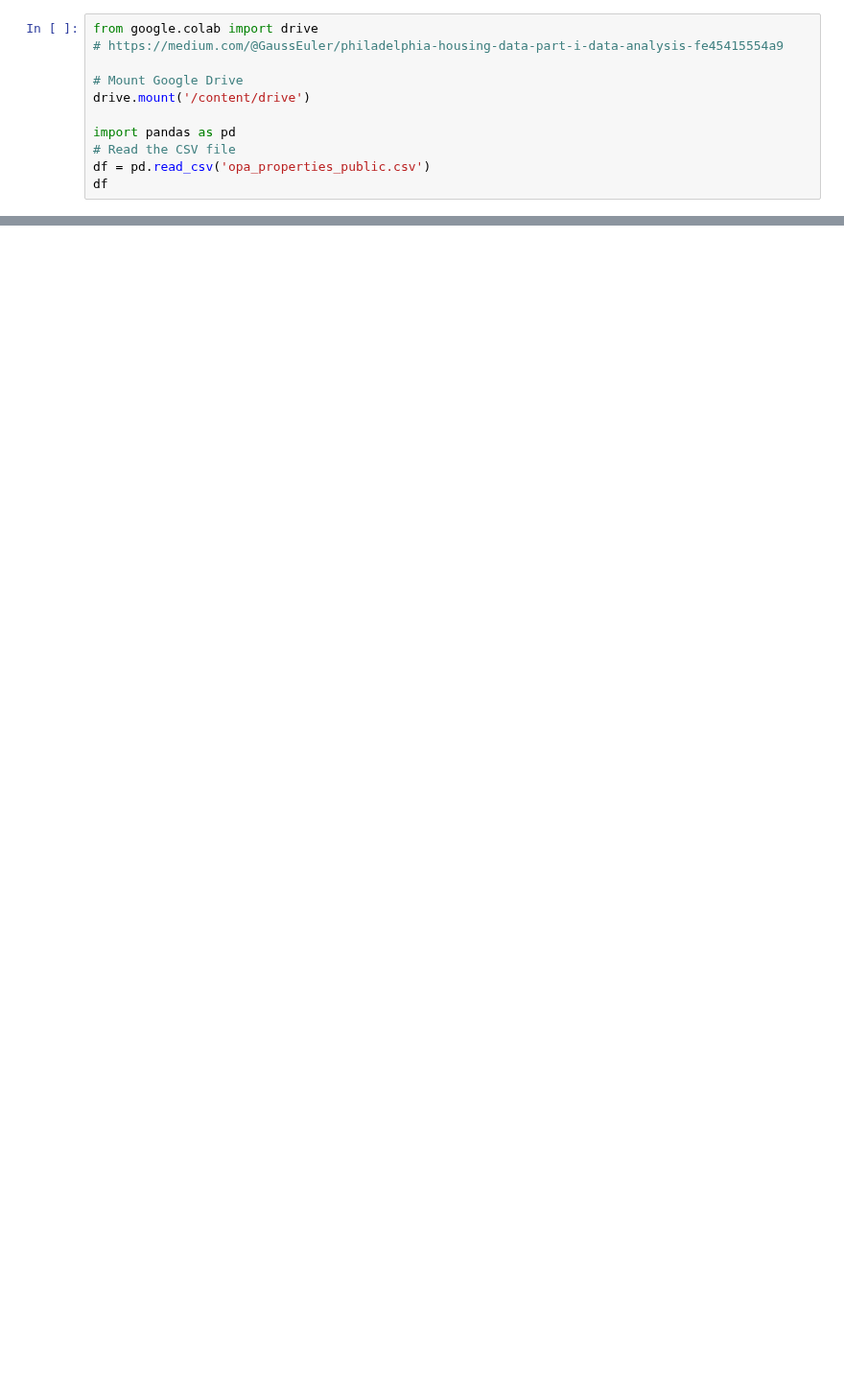
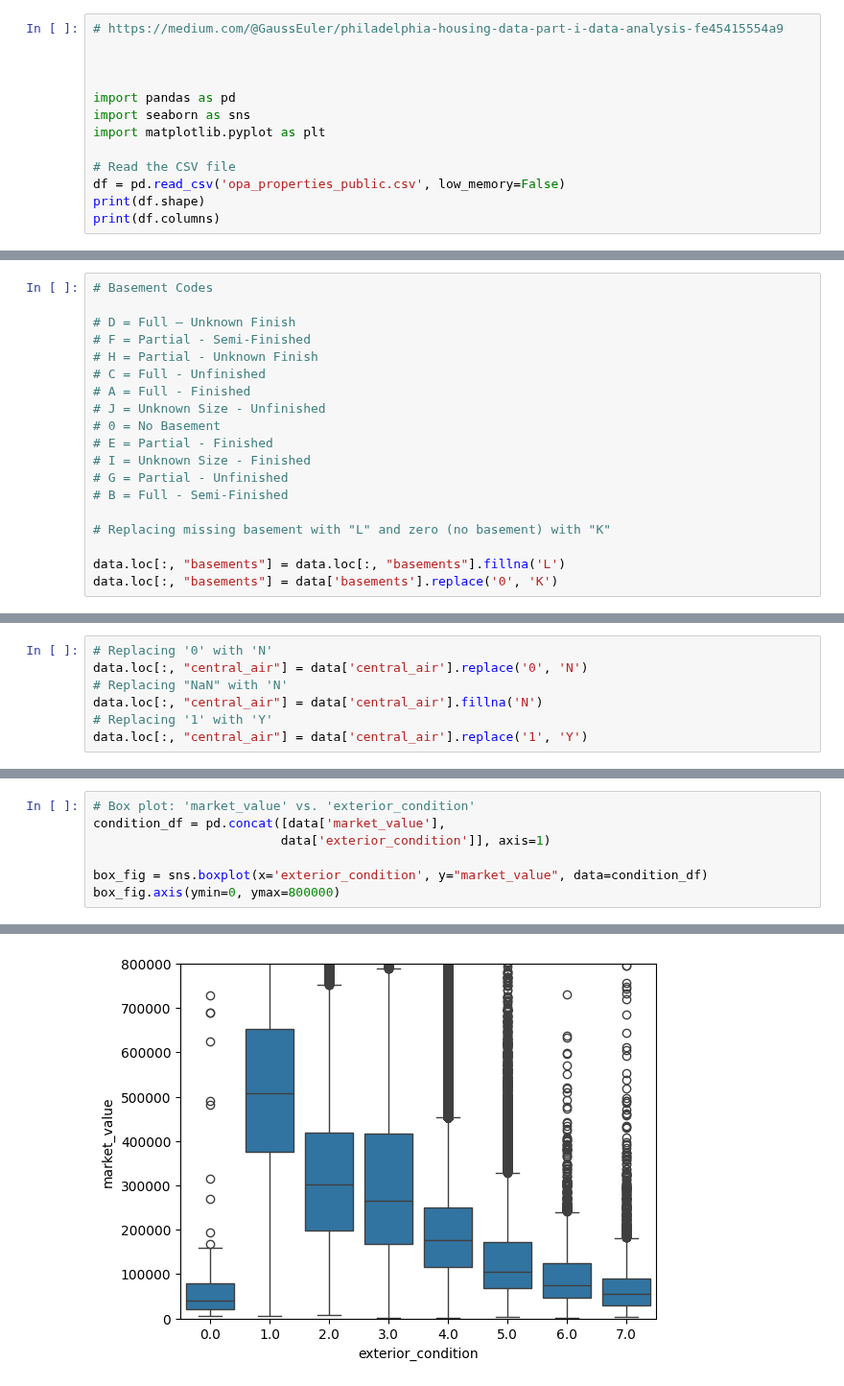
Before and after one commit to Taazkir/ML-predicting-house-prices-philadelphia, a Jupyter notebook: Predicting_House_Prices_in_Philadelphia.ipynb, the cells around one changed output, grey strips where cells are left out. Shown at 96% size. Drawn from its saved outputs; the diff is of its cells as text; blank space fills up the shorter version.

```diff
--- a/Predicting_House_Prices_in_Philadelphia.ipynb
+++ b/Predicting_House_Prices_in_Philadelphia.ipynb
@@ -1,14 +1,16 @@
 # %% [markdown]
 <a href="https://colab.research.google.com/github/Taazkir/ML-predicting-house-prices-philadelphia/blob/main/Predicting_House_Prices_in_Philadelphia.ipynb" target="_parent"><img src="https://colab.research.google.com/assets/colab-badge.svg" alt="Open In Colab"/></a>
 # %%
-from google.colab import drive
 # https://medium.com/@GaussEuler/philadelphia-housing-data-part-i-data-analysis-fe45415554a9
 
-# Mount Google Drive
-drive.mount('/content/drive')
+
 
 import pandas as pd
+import seaborn as sns
+import matplotlib.pyplot as plt
+
 # Read the CSV file
-df = pd.read_csv('opa_properties_public.csv')
-df
+df = pd.read_csv('opa_properties_public.csv', low_memory=False)
+print(df.shape)
+print(df.columns)
 # %% [output]
@@ -28,0 +136,19 @@ Drive already mounted at /content/drive; to attempt to forcibly remount, call dr
+# %%
+# Basement Codes
+
+# D = Full – Unknown Finish
+# F = Partial - Semi-Finished
+# H = Partial - Unknown Finish
+# C = Full - Unfinished
+# A = Full - Finished
+# J = Unknown Size - Unfinished
+# 0 = No Basement
+# E = Partial - Finished
+# I = Unknown Size - Finished
+# G = Partial - Unfinished
+# B = Full - Semi-Finished
+
+# Replacing missing basement with "L" and zero (no basement) with "K"
+
+data.loc[:, "basements"] = data.loc[:, "basements"].fillna('L')
+data.loc[:, "basements"] = data['basements'].replace('0', 'K')
@@ -28,0 +165,7 @@ Drive already mounted at /content/drive; to attempt to forcibly remount, call dr
+# %%
+# Replacing '0' with 'N'
+data.loc[:, "central_air"] = data['central_air'].replace('0', 'N')
+# Replacing "NaN" with 'N'
+data.loc[:, "central_air"] = data['central_air'].fillna('N')
+# Replacing '1' with 'Y'
+data.loc[:, "central_air"] = data['central_air'].replace('1', 'Y')
@@ -28,0 +186,8 @@ Drive already mounted at /content/drive; to attempt to forcibly remount, call dr
+# %%
+# Box plot: 'market_value' vs. 'exterior_condition'
+condition_df = pd.concat([data['market_value'],
+                         data['exterior_condition']], axis=1)
+
+box_fig = sns.boxplot(x='exterior_condition', y="market_value", data=condition_df)
+box_fig.axis(ymin=0, ymax=800000)
+# %% [output]
@@ -28,0 +195 @@ Drive already mounted at /content/drive; to attempt to forcibly remount, call dr
+[figure, added]
```
Also changed, not shown: parts of 9 cells of this notebook.
